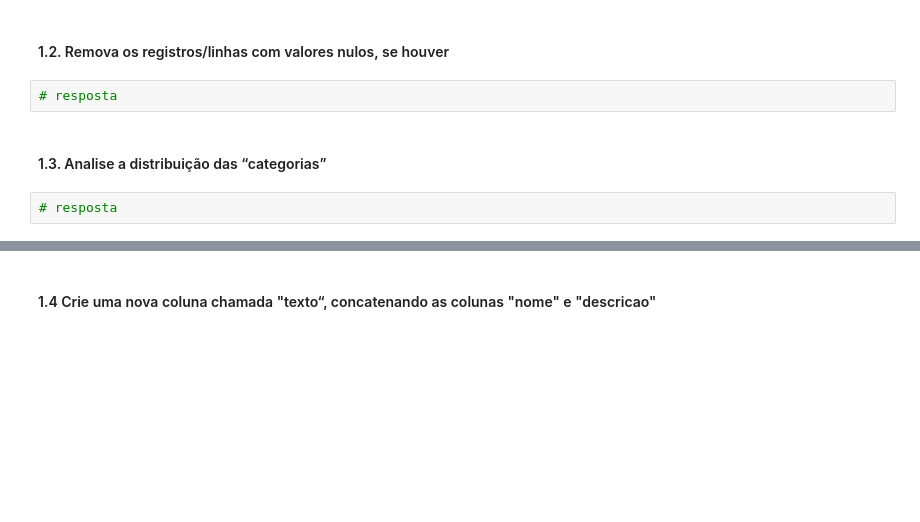
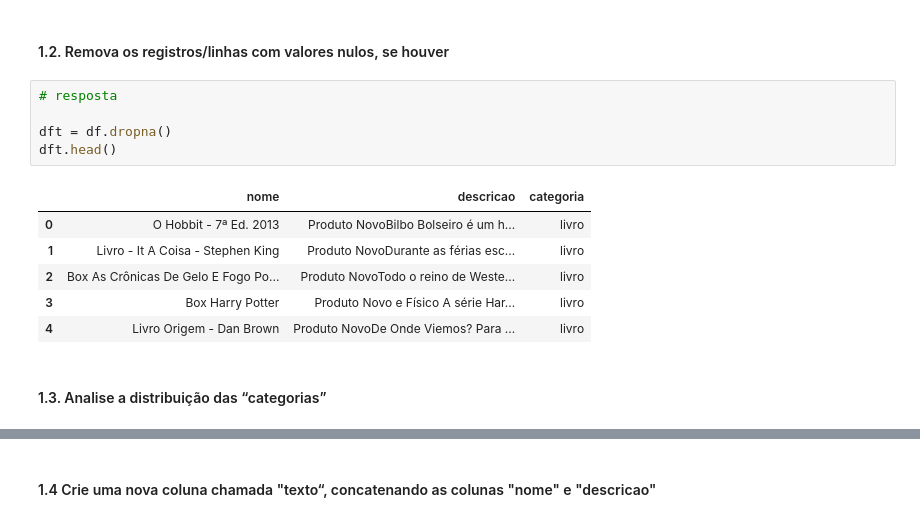
Before and after one commit to luzgui1/ds_mba, a Jupyter notebook: NLP/Aula_1_DTS_NLP_Introducao_demo/Aula_1_6_DTS_PLN_Exercícios.ipynb, the cells around one changed output, grey strips where cells are left out. Drawn from its saved outputs; the diff is of its cells as text; blank space fills up the shorter version.

```diff
--- a/NLP/Aula_1_DTS_NLP_Introducao_demo/Aula_1_6_DTS_PLN_Exercícios.ipynb
+++ b/NLP/Aula_1_DTS_NLP_Introducao_demo/Aula_1_6_DTS_PLN_Exercícios.ipynb
@@ -18,8 +25,16 @@ df = pd.read_csv(
 # %% [markdown]
 #### 1.2. Remova os registros/linhas com valores nulos, se houver
-# %%
-# resposta
+# %%
+# resposta
+
+dft = df.dropna()
+dft.head()
+# %% [output]
+|  | nome | descricao | categoria |
+| 0 | O Hobbit - 7ª Ed. 2013 | Produto NovoBilbo Bolseiro é um h... | livro |
+| 1 | Livro - It A Coisa - Stephen King | Produto NovoDurante as férias esc... | livro |
+| 2 | Box As Crônicas De Gelo E Fogo Po... | Produto NovoTodo o reino de Weste... | livro |
+| 3 | Box Harry Potter | Produto Novo e Físico A série Har... | livro |
+| 4 | Livro Origem - Dan Brown | Produto NovoDe Onde Viemos? Para ... | livro |
 # %% [markdown]
 #### 1.3. Analise a distribuição das “categorias”
-# %%
-# resposta
```
Also changed, not shown: parts of 9 cells of this notebook.
